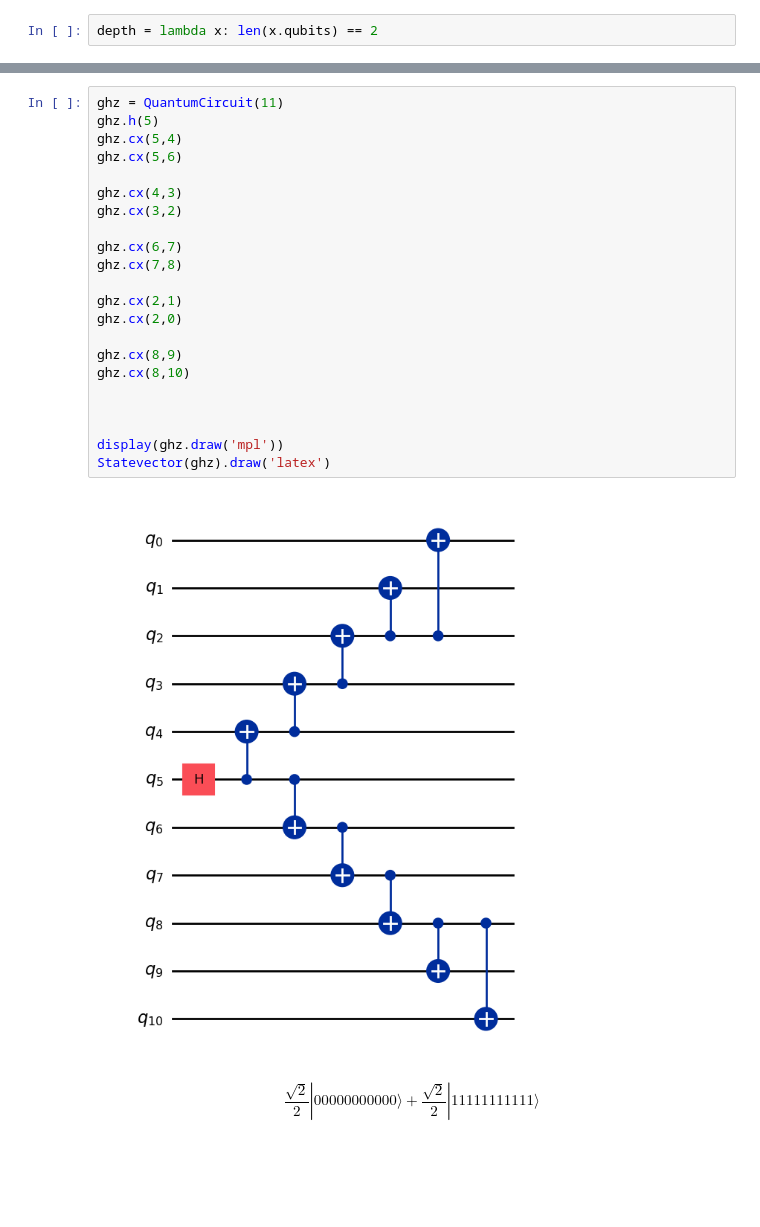
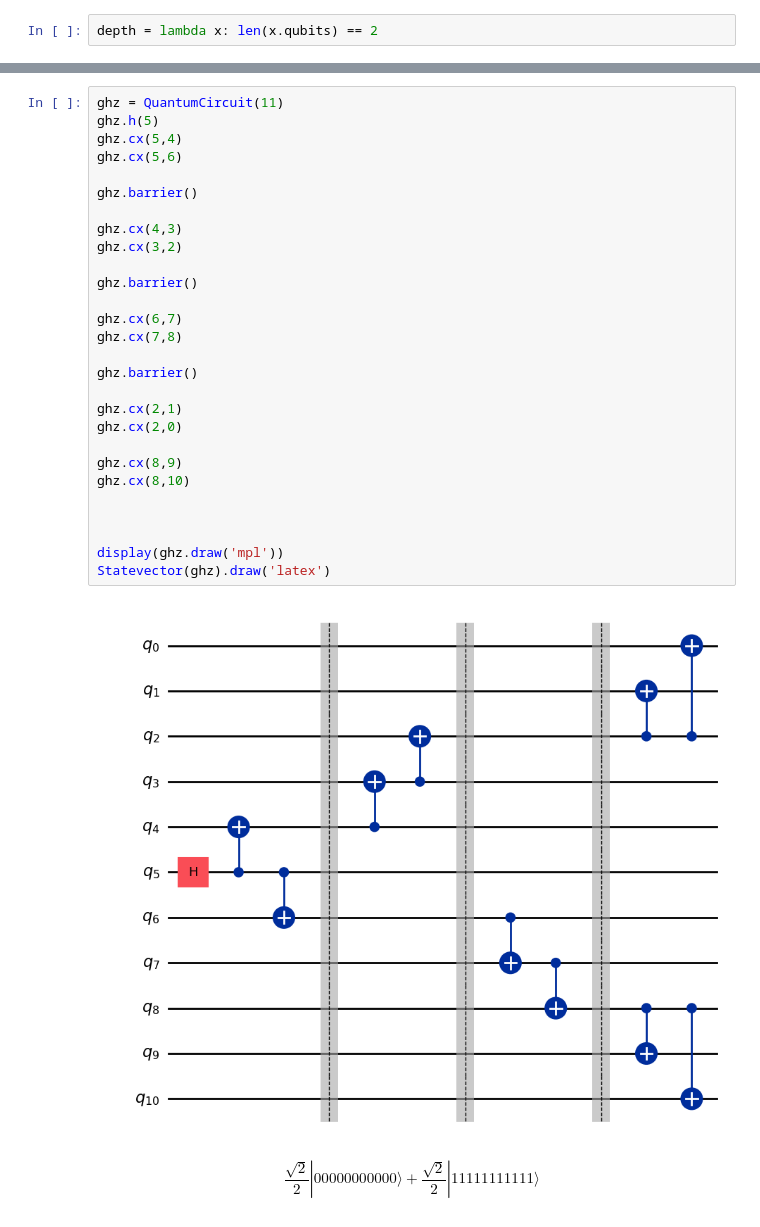
Before and after one commit to Dpbm/ghz, a Jupyter notebook: Untitled.ipynb, the cells around one changed output, grey strips where cells are left out. Cells and saved outputs as stored; diff of their text form; blank space fills up the shorter version.

```diff
--- a/Untitled.ipynb
+++ b/Untitled.ipynb
@@ -14,26 +19,32 @@ depth = lambda x: len(x.qubits) == 2
 # %%
 ghz = QuantumCircuit(11)
 ghz.h(5)
 ghz.cx(5,4)
 ghz.cx(5,6)
 
+ghz.barrier()
+
 ghz.cx(4,3)
 ghz.cx(3,2)
 
+ghz.barrier()
+
 ghz.cx(6,7)
 ghz.cx(7,8)
+
+ghz.barrier()
 
 ghz.cx(2,1)
 ghz.cx(2,0)
 
 ghz.cx(8,9)
 ghz.cx(8,10)
 
 
 
 display(ghz.draw('mpl'))
 Statevector(ghz).draw('latex')
 # %% [output]
-[figure, old version]
+[figure, new version]
 $$\frac{\sqrt{2}}{2} |00000000000\rangle+\frac{\sqrt{2}}{2} |11111111111\rangle$$
 # %%
```
Also changed, not shown: parts of 10 cells of this notebook, 2 other files.
